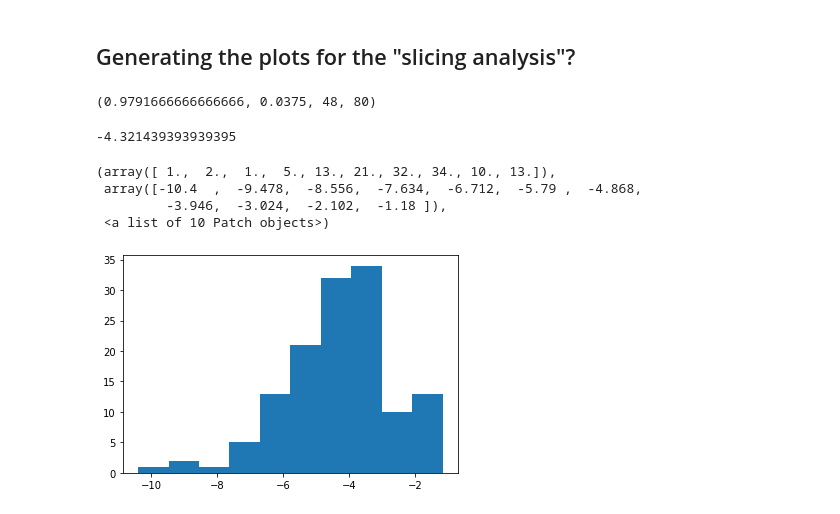
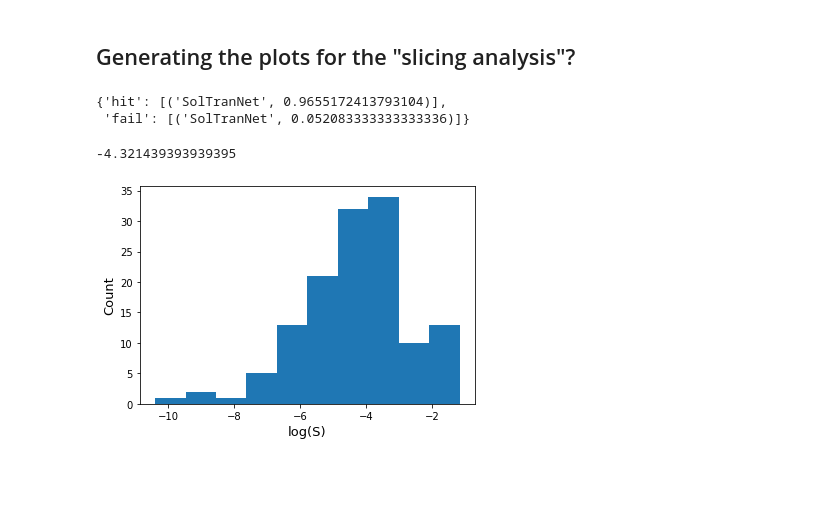
Before and after one commit to francoep/SolTranNet_paper, a Jupyter notebook: Making_Figures.ipynb, the cells around one changed output. Saved outputs shown, nothing was run; the diff lists cells and outputs as text; code cells hidden in the pictures; blank space fills up the shorter version.

```diff
--- a/Making_Figures.ipynb
+++ b/Making_Figures.ipynb
@@ -645,8 +646,4 @@ def calc_stats(pred_array, true_array, insol_thresh=-6, lower_sol_thresh=-4, upp
     return hit,fail,np.sum(true_mask),np.sum(pred_mask)
-# %%
-calc_stats(deployed_pred,deployed_true)
-# %% [output]
-(0.9791666666666666, 0.0375, 48, 80)
 # %%
 data={'hit':[],'fail':[]}
 
@@ -662,18 +659,22 @@ for s in ['set1','set2']:
 hit,fail,nt,npred=calc_stats(preds,truths)
 data['hit'].append(('SolTranNet',hit))
 data['fail'].append(('SolTranNet',fail))
+# %%
+data
+# %% [output]
+{'hit': [('SolTranNet', 0.9655172413793104)],
+ 'fail': [('SolTranNet', 0.052083333333333336)]}
 # %%
 np.mean(truths)
 # %% [output]
 -4.321439393939395
-# %%
-plt.hist(truths)
-# %% [output]
-(array([ 1.,  2.,  1.,  5., 13., 21., 32., 34., 10., 13.]),
- array([-10.4  ,  -9.478,  -8.556,  -7.634,  -6.712,  -5.79 ,  -4.868,
-         -3.946,  -3.024,  -2.102,  -1.18 ]),
- <a list of 10 Patch objects>)
-[figure, removed]
+# %%
+plt.hist(truths)
+plt.xlabel('log(S)')
+plt.ylabel('Count')
+plt.savefig('figures/histogram_solchal2_true_logs.pdf')
+# %% [output]
+[figure, added]
 # %%
 all_files=glob.glob('data/llinas2020/submitted/*.csv')
 keys=set([x.split('/')[-1].split('_set')[0] for x in all_files])
```
Also changed, not shown: parts of 12 cells of this notebook, 15 other files.
